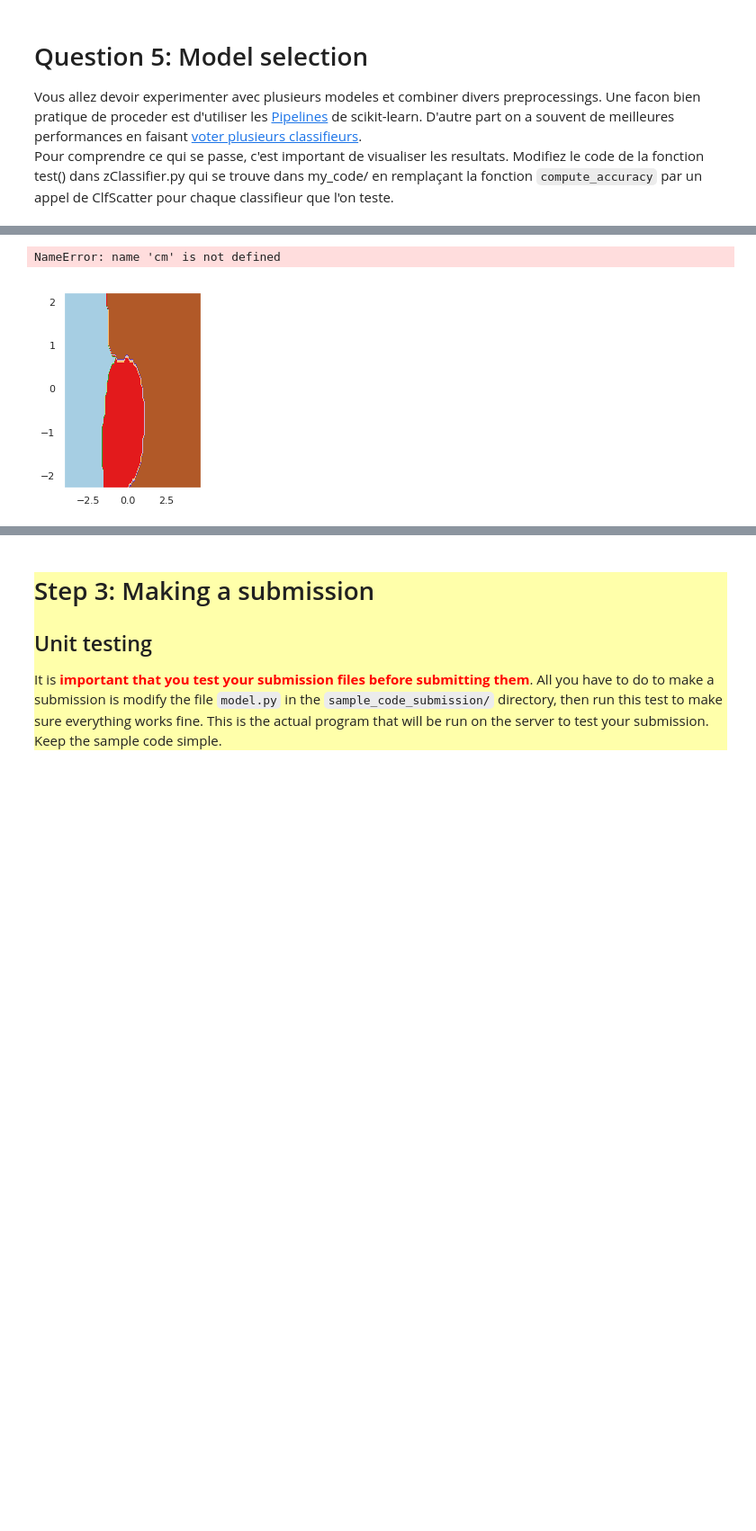
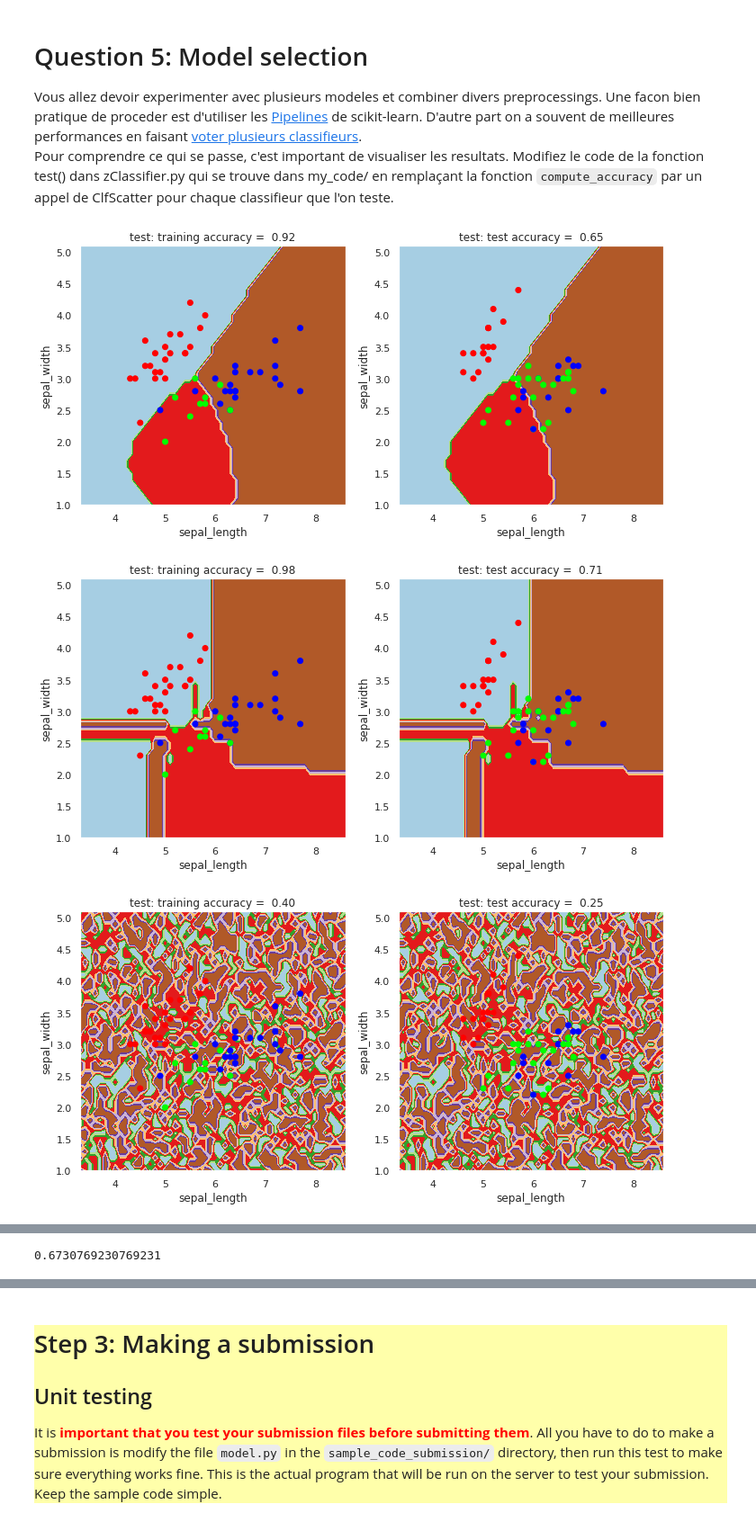
Before and after one commit to NoRobin/info232, a Jupyter notebook: TP2/README.ipynb, the cells around one changed output, grey strips where cells are left out. Shown at 90% size. Drawn from its saved outputs; the diff is of its cells as text; code cells hidden in the pictures; blank space fills up the shorter version.

```diff
--- a/TP2/README.ipynb
+++ b/TP2/README.ipynb
@@ -382,4 +384,9 @@ Vous allez devoir experimenter avec plusieurs modeles et combiner divers preproc
 # %%
 from zClassifier import test
 acc=test(D)
+print(acc)
+acc = 0.9230769230769234
 # %% [output]
+[figure, new version]
+[figure, added]
+[figure, added]
@@ -386,4 +394,3 @@ acc=test(D)
-NameError: name 'cm' is not defined
+0.6730769230769231
-[figure, old version]
 # %%
 question = 5
```
Also changed, not shown: parts of 5 cells of this notebook, 2 other files.
